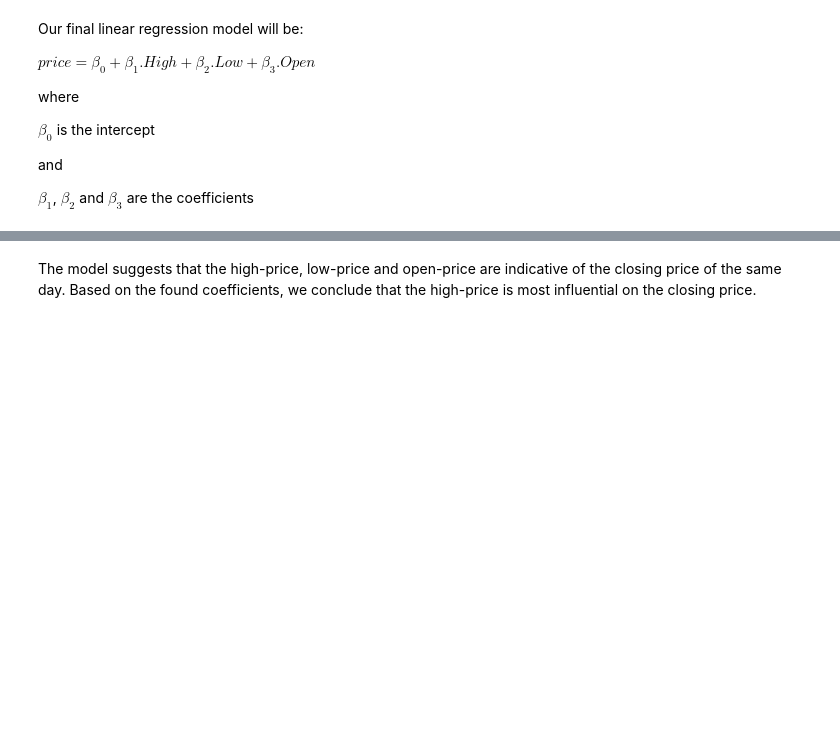
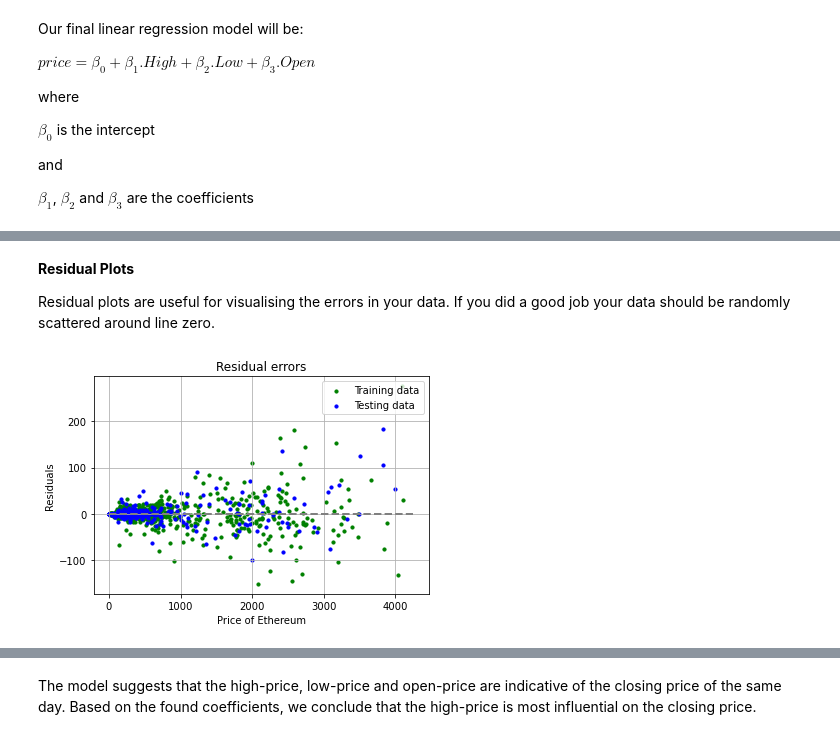
Before and after one commit to Ciaran-Carroll/college, a Jupyter notebook: Multiple Linear Regression with Ethereum Stock Price.ipynb, the cells around one changed output, grey strips where cells are left out. Cells and saved outputs as stored; diff of their text form; code cells hidden in the pictures; blank space fills up the shorter version.

```diff
--- a/Multiple Linear Regression with Ethereum Stock Price.ipynb
+++ b/Multiple Linear Regression with Ethereum Stock Price.ipynb
@@ -311,0 +283,24 @@ R2 score is close to 1 which indicates that the model used is good.
+# %% [markdown]
+<b>Residual Plots</b>
+
+Residual plots are useful for visualising the errors in your data. If you did a good job your data should be randomly scattered around line zero.
+# %%
+# Plotting the residual error
+# Plotting the rediual errors in the training data
+plt.scatter(regressor.predict(train_X), regressor.predict(train_X) - train_Y, color = 'green', s = 10, label = 'Training data')
+
+# Plotting the rediual errors in the testing data
+plt.scatter(regressor.predict(test_X), regressor.predict(test_X) - test_Y, color = 'blue', s = 10, label = 'Testing data')
+
+# Plotting line for zero residual error
+plt.hlines(y = 0, xmin = 0, xmax = 4250, linewidth = 2, linestyles = '--', color = 'gray')
+
+plt.legend(loc = 'upper right')
+plt.title('Residual errors')
+plt.xlabel('Price of Ethereum')
+plt.ylabel('Residuals')
+plt.grid(True)
+
+plt.show()
+# %% [output]
+[figure, added]
```
Also changed, not shown: parts of 70 cells of this notebook, 1 other file.
